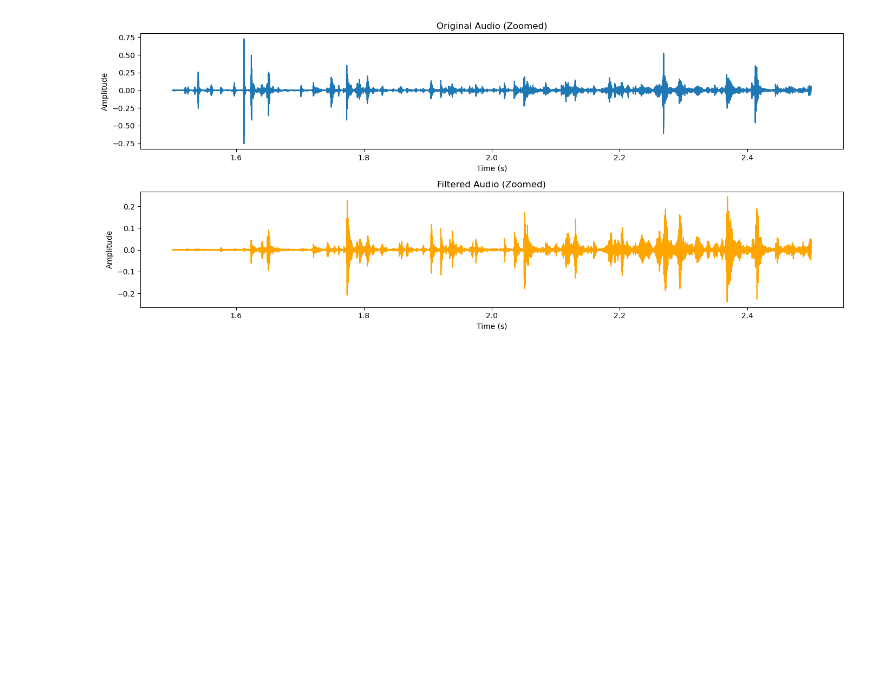
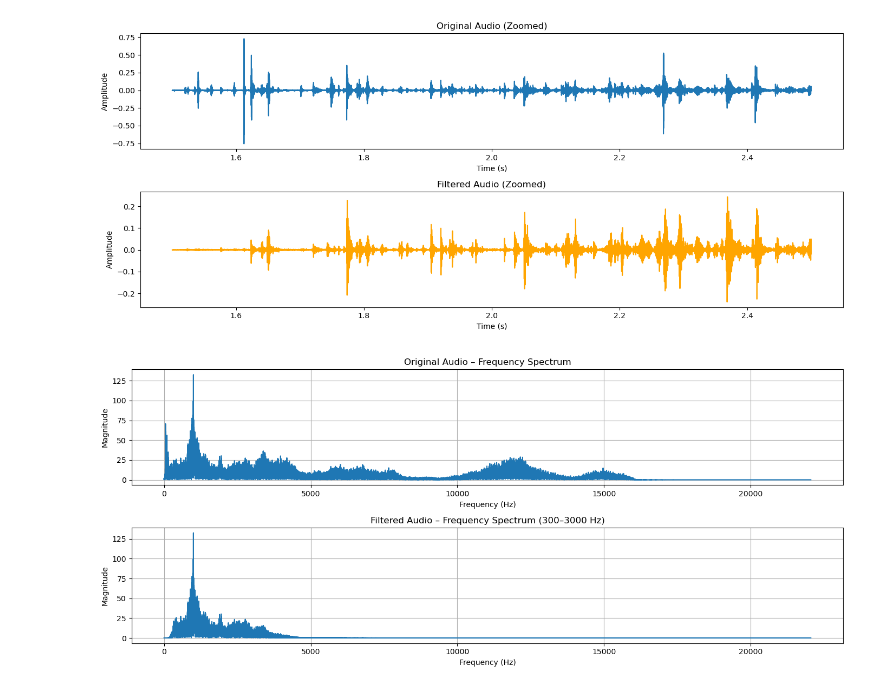
Before and after one commit to Dalilaportal04/Liquid-Classification, a Jupyter notebook: Preprocessing.ipynb, the cells around one changed output. Drawn from its saved outputs; the diff is of its cells as text; code cells hidden in the pictures; blank space fills up the shorter version.

```diff
--- a/Preprocessing.ipynb
+++ b/Preprocessing.ipynb
@@ -248,3 +234,38 @@ plt.tight_layout()
 plt.show()
 # %% [output]
 [figure]
+# %%
+from scipy.fft import fft, fftfreq
+
+def plot_frequency_spectrum(signal, sr, title=""):
+    N = len(signal)
+    yf = fft(signal)
+    xf = fftfreq(N, 1 / sr)
+
+    # Use only the positive frequencies
+    idx = np.where(xf >= 0)
+    xf = xf[idx]
+    yf = np.abs(yf[idx])
+
+    plt.plot(xf, yf)
+    plt.title(title)
+    plt.xlabel("Frequency (Hz)")
+    plt.ylabel("Magnitude")
+    plt.grid(True)
+
+# Zoom into just the first 4 seconds to focus on the pouring
+raw_cut = raw_audio[:4 * sr]
+filtered_cut = filtered_audio[:4 * sr]
+
+plt.figure(figsize=(14, 6))
+
+plt.subplot(2, 1, 1)
+plot_frequency_spectrum(raw_cut, sr, "Original Audio – Frequency Spectrum")
+
+plt.subplot(2, 1, 2)
+plot_frequency_spectrum(filtered_cut, sr, "Filtered Audio – Frequency Spectrum (300–3000 Hz)")
+
+plt.tight_layout()
+plt.show()
+# %% [output]
+[figure, added]
```
Also changed, not shown: parts of 10 cells of this notebook, 4 other files.
